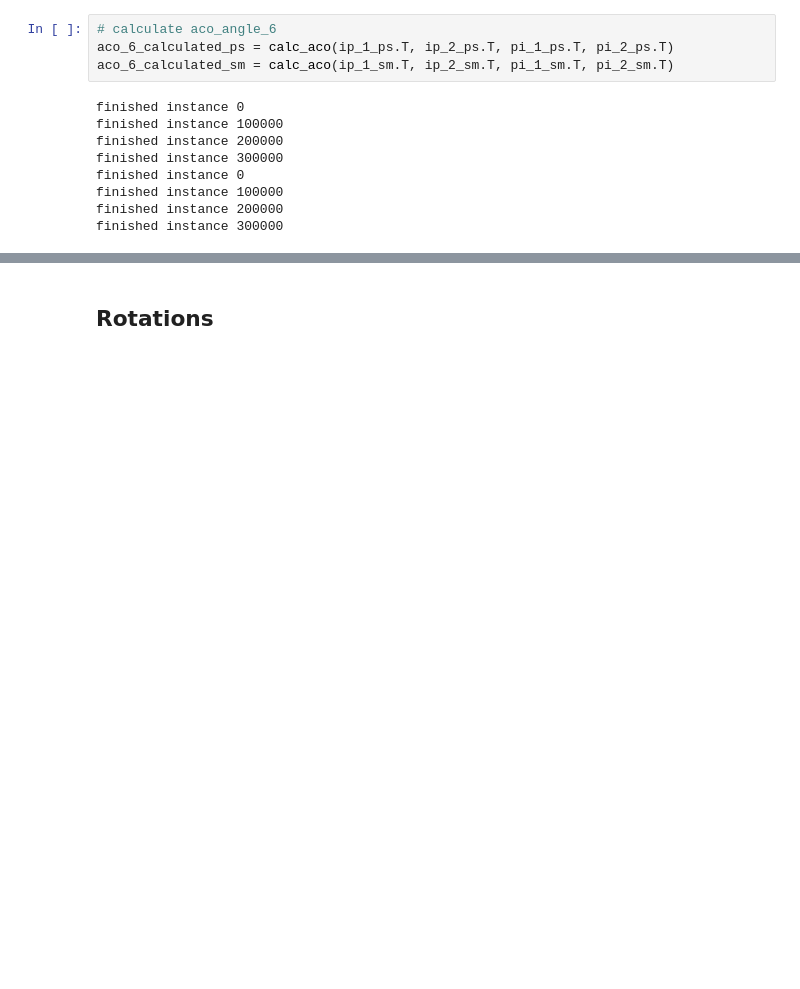
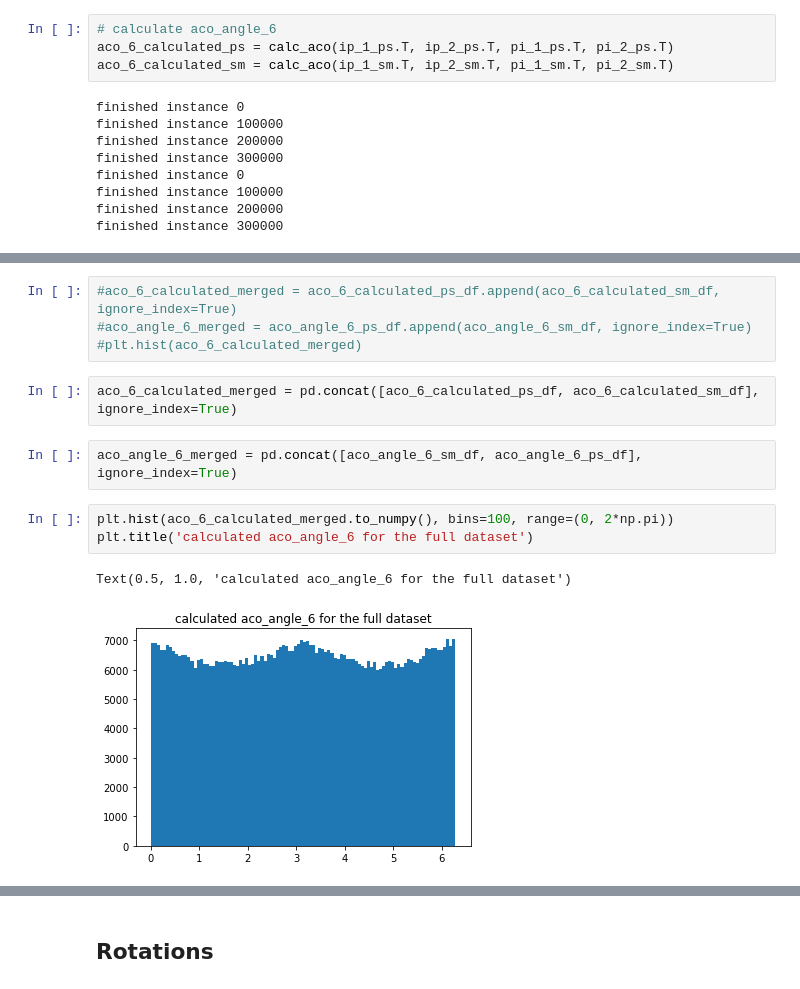
Before and after one commit to stanleyycheung/MSci-Project-HiggsTauTau, a Jupyter notebook: kristof/paper.ipynb, the cells around one changed output, grey strips where cells are left out. Drawn from its saved outputs; the diff is of its cells as text; blank space fills up the shorter version.

```diff
--- a/kristof/paper.ipynb
+++ b/kristof/paper.ipynb
@@ -323,0 +346,14 @@ plot_signal_background(aco_angle_6_ps_df, aco_angle_6_sm_df, 'aco_angle_6', bins
+# %%
+#aco_6_calculated_merged = aco_6_calculated_ps_df.append(aco_6_calculated_sm_df, ignore_index=True)
+#aco_angle_6_merged = aco_angle_6_ps_df.append(aco_angle_6_sm_df, ignore_index=True)
+#plt.hist(aco_6_calculated_merged)
+# %%
+aco_6_calculated_merged = pd.concat([aco_6_calculated_ps_df, aco_6_calculated_sm_df], ignore_index=True)
+# %%
+aco_angle_6_merged = pd.concat([aco_angle_6_sm_df, aco_angle_6_ps_df], ignore_index=True)
+# %%
+plt.hist(aco_6_calculated_merged.to_numpy(), bins=100, range=(0, 2*np.pi))
+plt.title('calculated aco_angle_6 for the full dataset')
+# %% [output]
+Text(0.5, 1.0, 'calculated aco_angle_6 for the full dataset')
+[figure, added]
```
Also changed, not shown: parts of 25 cells of this notebook.
